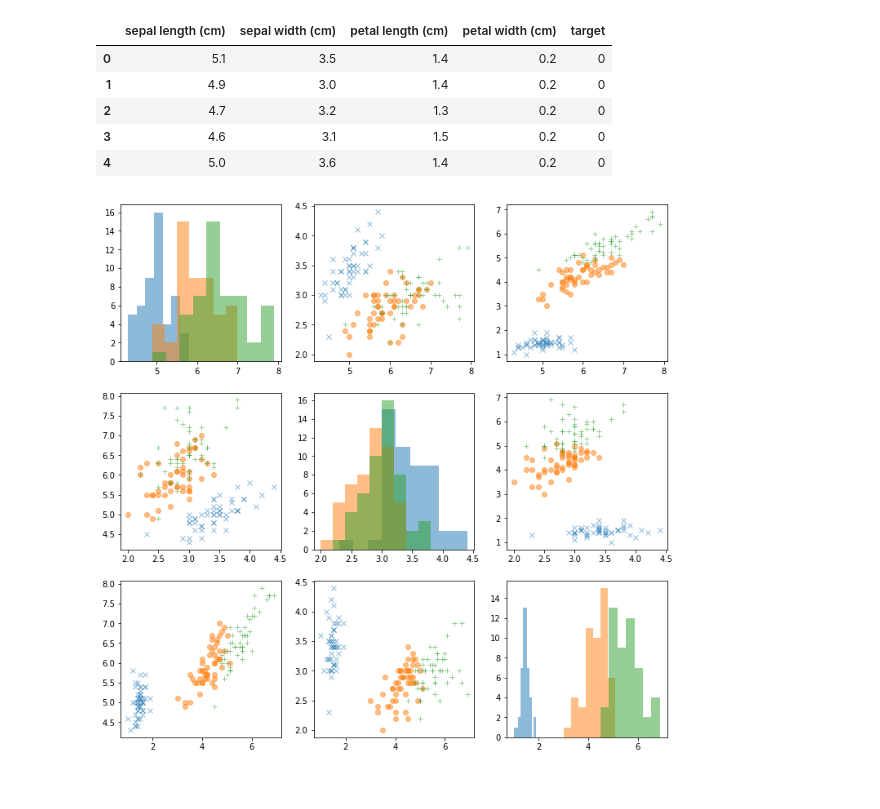
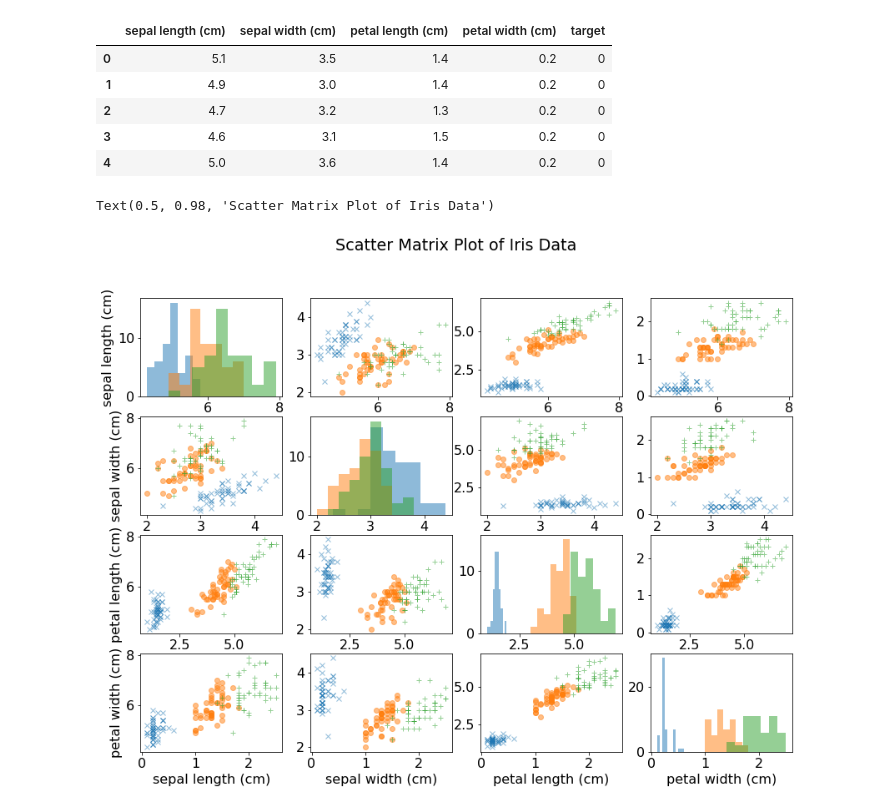
Before and after one commit to cybera/fellowship-iris-example, a Jupyter notebook: notebooks/IrisLoadAndDisplay.ipynb, the cells around one changed output. Drawn from its saved outputs; the diff is of its cells as text; code cells hidden in the pictures.

Commit message:
added labels, fixed columns off by 1 error.

```diff
--- a/notebooks/IrisLoadAndDisplay.ipynb
+++ b/notebooks/IrisLoadAndDisplay.ipynb
@@ -4,7 +4,8 @@ import sklearn
 import sklearn.datasets
 
 import matplotlib.pyplot as plt
-plt.rcParams['figure.figsize'] = (12,12)
+plt.rcParams['figure.figsize'] = (14,10)
+plt.rcParams['font.size'] = 16
 # %%
 data = sklearn.datasets.load_iris(as_frame=True)
 # %%
@@ -38,7 +39,7 @@ def scatterMatrix(dataFrame, labelColumn):
 
     Supports only first 5 numeric columns.
     '''
-    N = list(dataFrame.columns).index(labelColumn) - 1
+    N = list(dataFrame.columns).index(labelColumn)
     fig, axs = plt.subplots(N,N)
 
     colors = ['C0','C1','C2','C4','C5']
@@ -65,8 +66,14 @@ def scatterMatrix(dataFrame, labelColumn):
             x = dataFrame.query(f'{labelColumn} == {label}').iloc[:,i].values.T
             axs[i,i].hist(x,bins='auto', alpha=0.5, color=colors[label])
 
+    for axV, axH, label in zip(axs[:,0], axs[-1,:], dataFrame.columns):
+        axV.set(ylabel=label)
+        axH.set(xlabel=label)
+
     return fig, axs
 # %%
 fig, axs = scatterMatrix(df, 'target')
+fig.suptitle('Scatter Matrix Plot of Iris Data')
 # %% [output]
+Text(0.5, 0.98, 'Scatter Matrix Plot of Iris Data')
-[figure, old version]
+[figure, new version]
```
